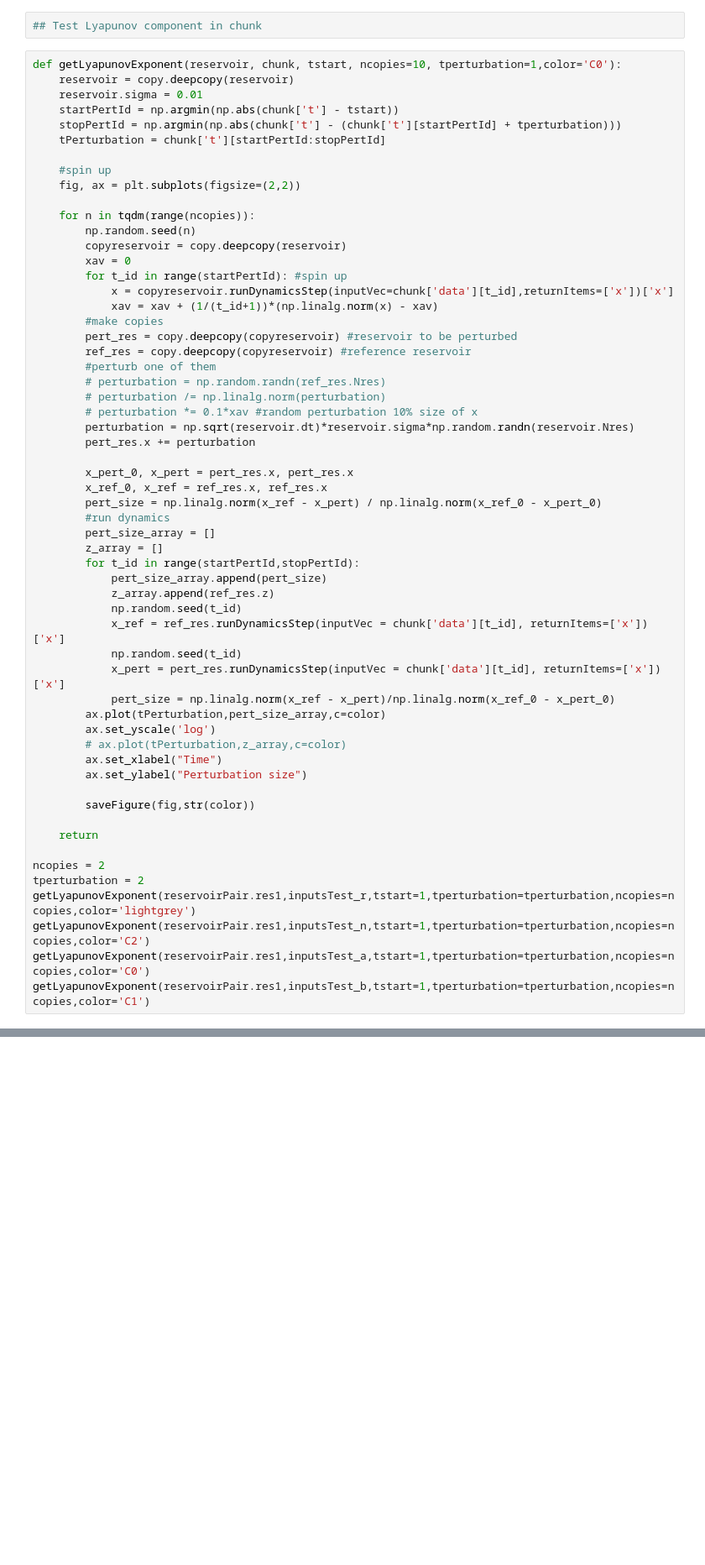
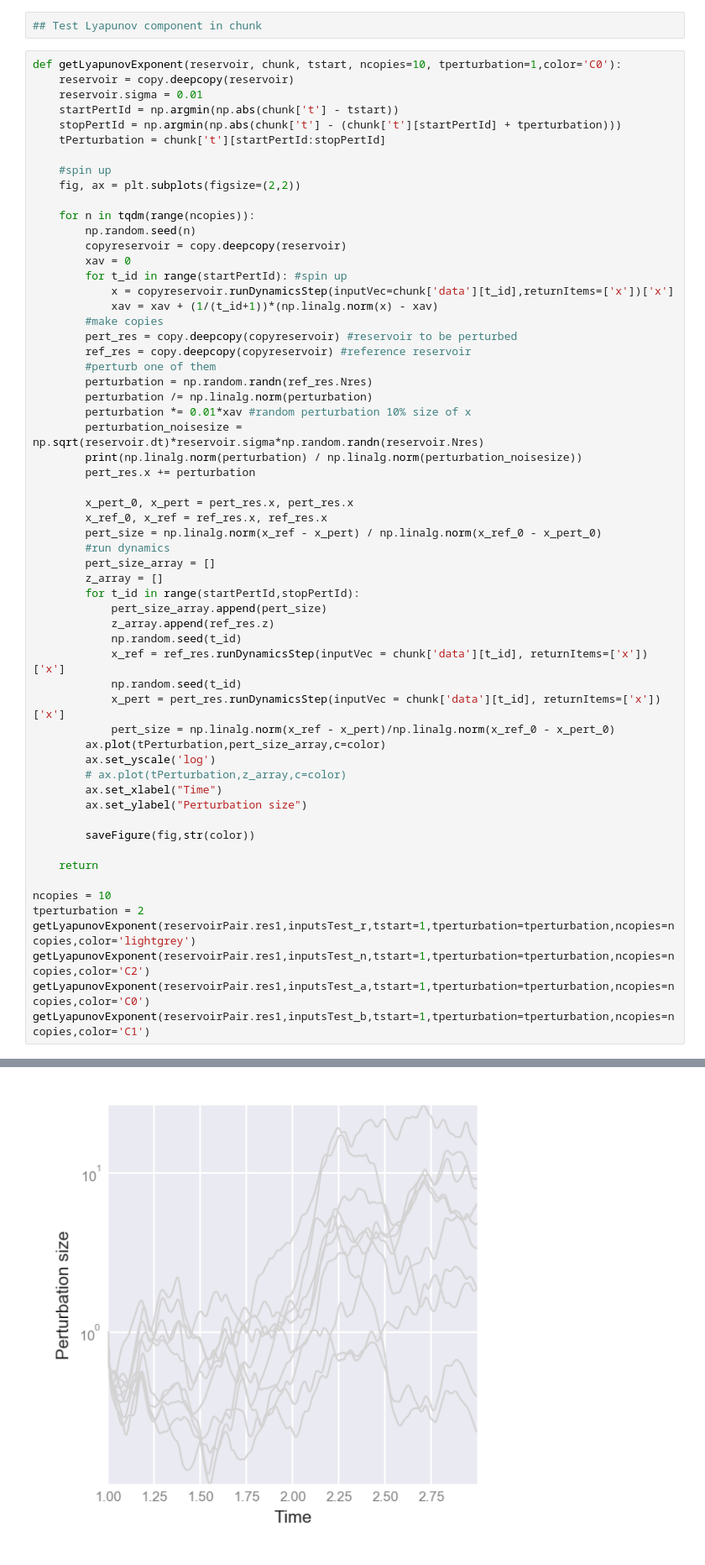
Before and after one commit to TomGeorge1234/ReservoirComputing, a Jupyter notebook: reservoirLyapunov.ipynb, the cells around one changed output, grey strips where cells are left out. Shown at 84% size. Cells and saved outputs as stored; diff of their text form; blank space fills up the shorter version.

```diff
--- a/reservoirLyapunov.ipynb
+++ b/reservoirLyapunov.ipynb
@@ -271,10 +275,11 @@ def getLyapunovExponent(reservoir, chunk, tstart, ncopies=10, tperturbation=1,co
         pert_res = copy.deepcopy(copyreservoir) #reservoir to be perturbed
         ref_res = copy.deepcopy(copyreservoir) #reference reservoir
         #perturb one of them
-        # perturbation = np.random.randn(ref_res.Nres)
-        # perturbation /= np.linalg.norm(perturbation)
-        # perturbation *= 0.1*xav #random perturbation 10% size of x
-        perturbation = np.sqrt(reservoir.dt)*reservoir.sigma*np.random.randn(reservoir.Nres)
+        perturbation = np.random.randn(ref_res.Nres)
+        perturbation /= np.linalg.norm(perturbation)
+        perturbation *= 0.01*xav #random perturbation 10% size of x
+        perturbation_noisesize = np.sqrt(reservoir.dt)*reservoir.sigma*np.random.randn(reservoir.Nres)
+        print(np.linalg.norm(perturbation) / np.linalg.norm(perturbation_noisesize))
         pert_res.x += perturbation
 
         x_pert_0, x_pert = pert_res.x, pert_res.x
@@ -301,7 +306,7 @@ def getLyapunovExponent(reservoir, chunk, tstart, ncopies=10, tperturbation=1,co
 
     return
 
-ncopies = 2
+ncopies = 10
 tperturbation = 2
 getLyapunovExponent(reservoirPair.res1,inputsTest_r,tstart=1,tperturbation=tperturbation,ncopies=ncopies,color='lightgrey')
 getLyapunovExponent(reservoirPair.res1,inputsTest_n,tstart=1,tperturbation=tperturbation,ncopies=ncopies,color='C2')
@@ -311,0 +356 @@ SyntaxError: invalid syntax (<ipython-input-119-1d47a868694a>, line 25)
+[figure, added]
```
Also changed, not shown: parts of 5 cells of this notebook, 30 other files.
